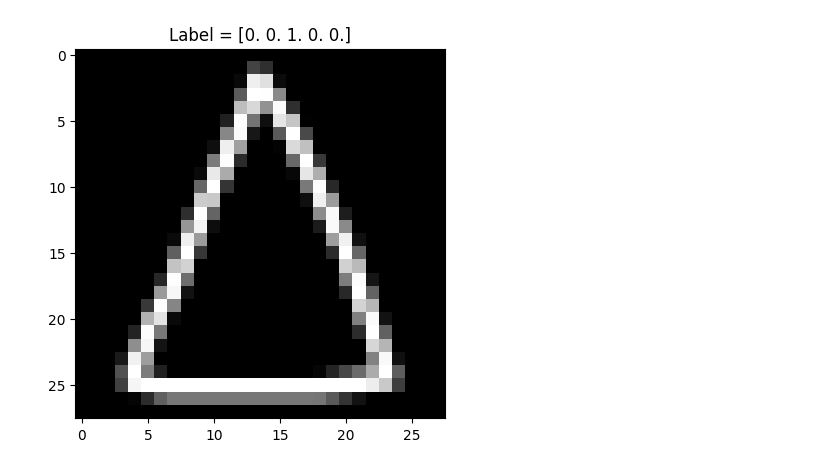
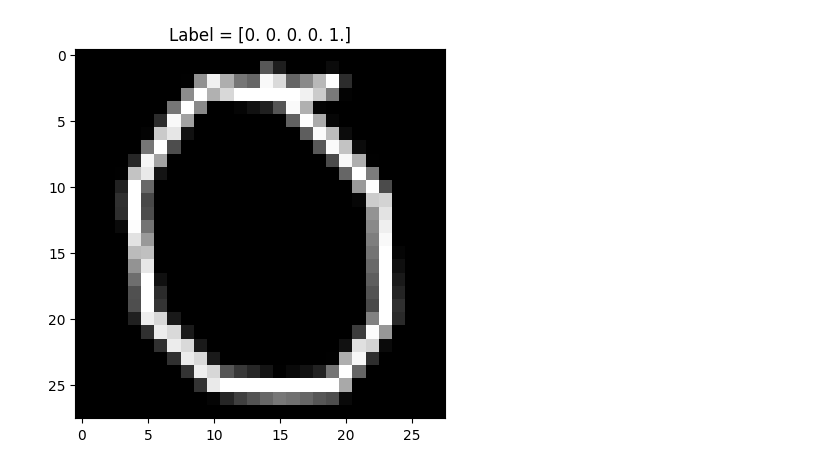
Before and after one commit to siakhorsand/ShapeNet, a Jupyter notebook: P1.ipynb, the cells around one changed output. Saved outputs shown, nothing was run; the diff lists cells and outputs as text; code cells hidden in the pictures.

Commit message:
first version(buggy), fully trained

```diff
--- a/P1.ipynb
+++ b/P1.ipynb
@@ -66,8 +66,4 @@ X_test  = X_test.reshape(X_test.shape[0], 28, 28, 1)
 #One-hot encode the labels
 y_train = tf.keras.utils.to_categorical(y_train, 5)
 y_test  = tf.keras.utils.to_categorical(y_test,  5)
-
-#Reshape the data
-X_train = np.expand_dims(X_train, axis=-1)
-X_test  = np.expand_dims(X_test,  axis=-1)
 # %%
@@ -140,12 +189,12 @@ Model saved as shape_model.h5
 # %%
 import matplotlib.pyplot as plt
 
-index = 6
+index = 11000
 plt.imshow(X_train[index].squeeze(), cmap='gray')
 plt.title(f"Label = {y_train[index]}")
 plt.show()
 # %% [output]
-[figure, old version]
+[figure, new version]
 # %%
 # Example quick check
 import numpy as np
```
Also changed, not shown: parts of 6 cells of this notebook, 3 other files.
